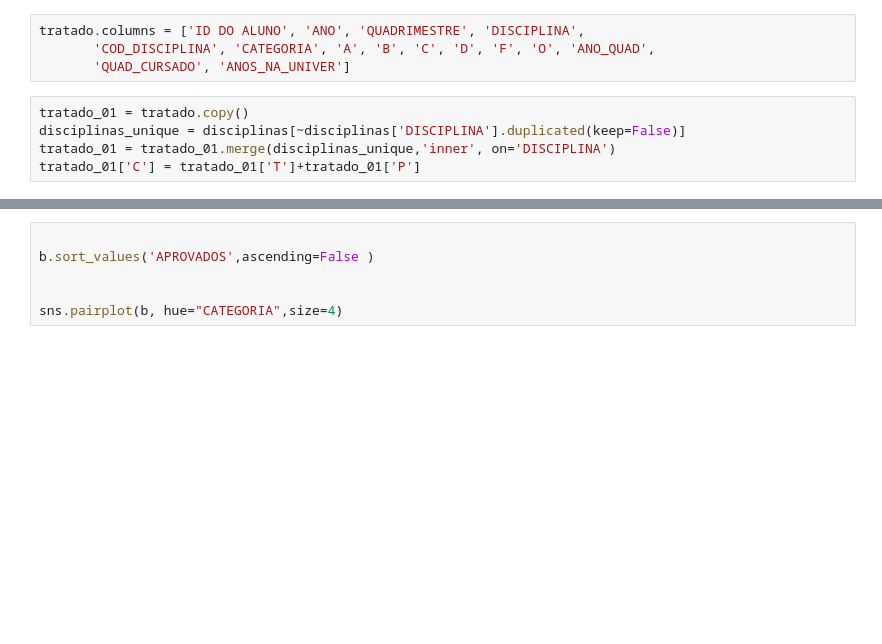
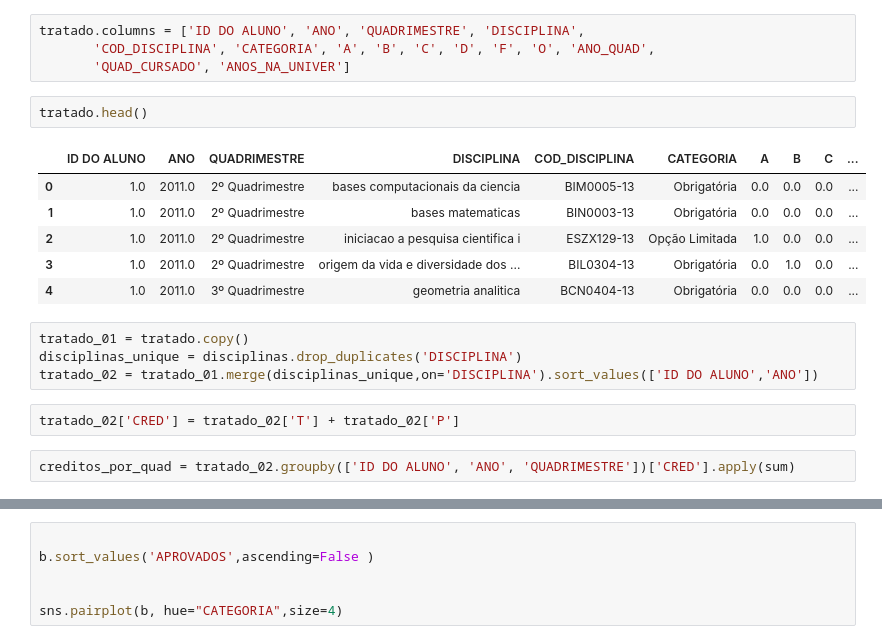
Before and after one commit to jairojuunior/miningAbandonment, a Jupyter notebook: EDA.ipynb, the cells around one changed output, grey strips where cells are left out. Cells and saved outputs as stored; diff of their text form; blank space fills up the shorter version.

```diff
--- a/EDA.ipynb
+++ b/EDA.ipynb
@@ -221,8 +221,20 @@ Prosseguindo temos então:
 tratado.columns = ['ID DO ALUNO', 'ANO', 'QUADRIMESTRE', 'DISCIPLINA',
        'COD_DISCIPLINA', 'CATEGORIA', 'A', 'B', 'C', 'D', 'F', 'O', 'ANO_QUAD',
        'QUAD_CURSADO', 'ANOS_NA_UNIVER']
+# %%
+tratado.head()
+# %% [output]
+|  | ID DO ALUNO | ANO | QUADRIMESTRE | DISCIPLINA | COD_DISCIPLINA | CATEGORIA | A | B | C | ... |
+| 0 | 1.0 | 2011.0 | 2º Quadrimestre | bases computacionais da ciencia | BIM0005-13 | Obrigatória | 0.0 | 0.0 | 0.0 | ... |
+| 1 | 1.0 | 2011.0 | 2º Quadrimestre | bases matematicas | BIN0003-13 | Obrigatória | 0.0 | 0.0 | 0.0 | ... |
+| 2 | 1.0 | 2011.0 | 2º Quadrimestre | iniciacao a pesquisa cientifica i | ESZX129-13 | Opção Limitada | 1.0 | 0.0 | 0.0 | ... |
+| 3 | 1.0 | 2011.0 | 2º Quadrimestre | origem da vida e diversidade dos ... | BIL0304-13 | Obrigatória | 0.0 | 1.0 | 0.0 | ... |
+| 4 | 1.0 | 2011.0 | 3º Quadrimestre | geometria analitica | BCN0404-13 | Obrigatória | 0.0 | 0.0 | 0.0 | ... |
 # %%
 tratado_01 = tratado.copy()
-disciplinas_unique = disciplinas[~disciplinas['DISCIPLINA'].duplicated(keep=False)]
-tratado_01 = tratado_01.merge(disciplinas_unique,'inner', on='DISCIPLINA')
-tratado_01['C'] = tratado_01['T']+tratado_01['P']
+disciplinas_unique = disciplinas.drop_duplicates('DISCIPLINA')
+tratado_02 = tratado_01.merge(disciplinas_unique,on='DISCIPLINA').sort_values(['ID DO ALUNO','ANO'])
+# %%
+tratado_02['CRED'] = tratado_02['T'] + tratado_02['P']
+# %%
+creditos_por_quad = tratado_02.groupby(['ID DO ALUNO', 'ANO', 'QUADRIMESTRE'])['CRED'].apply(sum)
```
Also changed, not shown: parts of 5 cells of this notebook.
